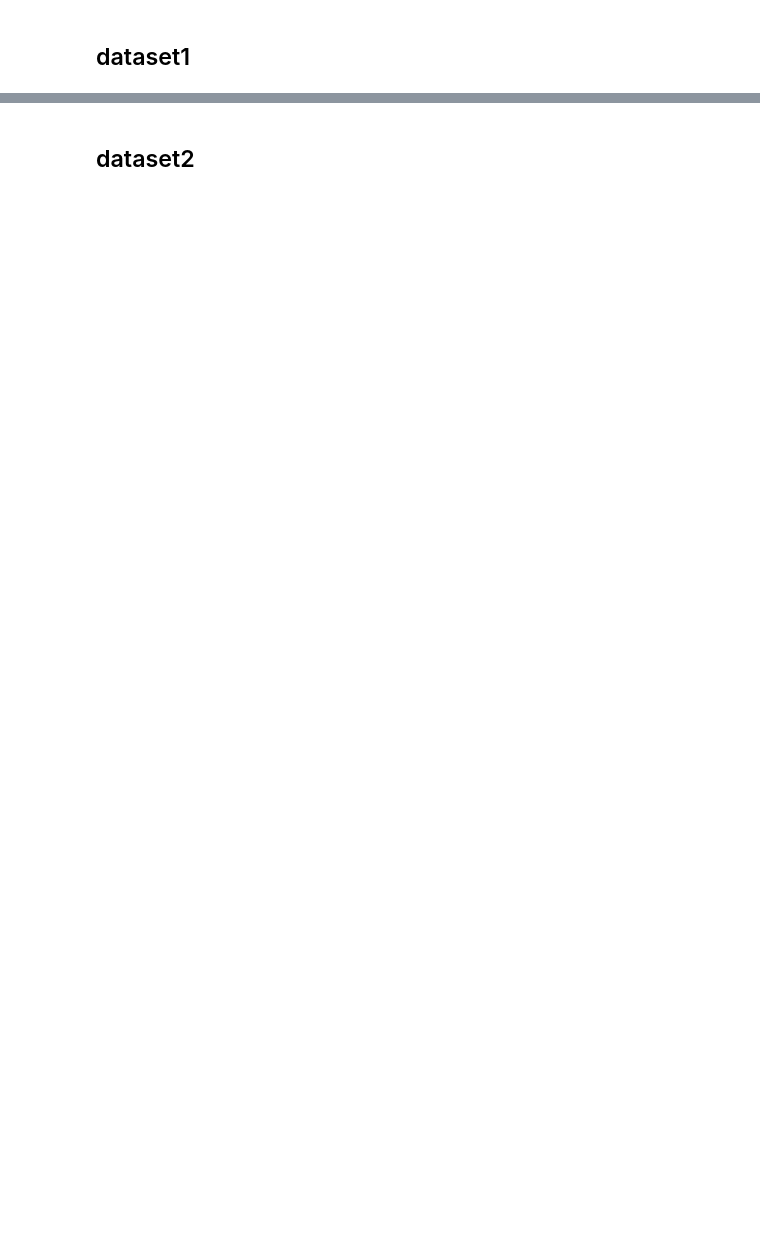
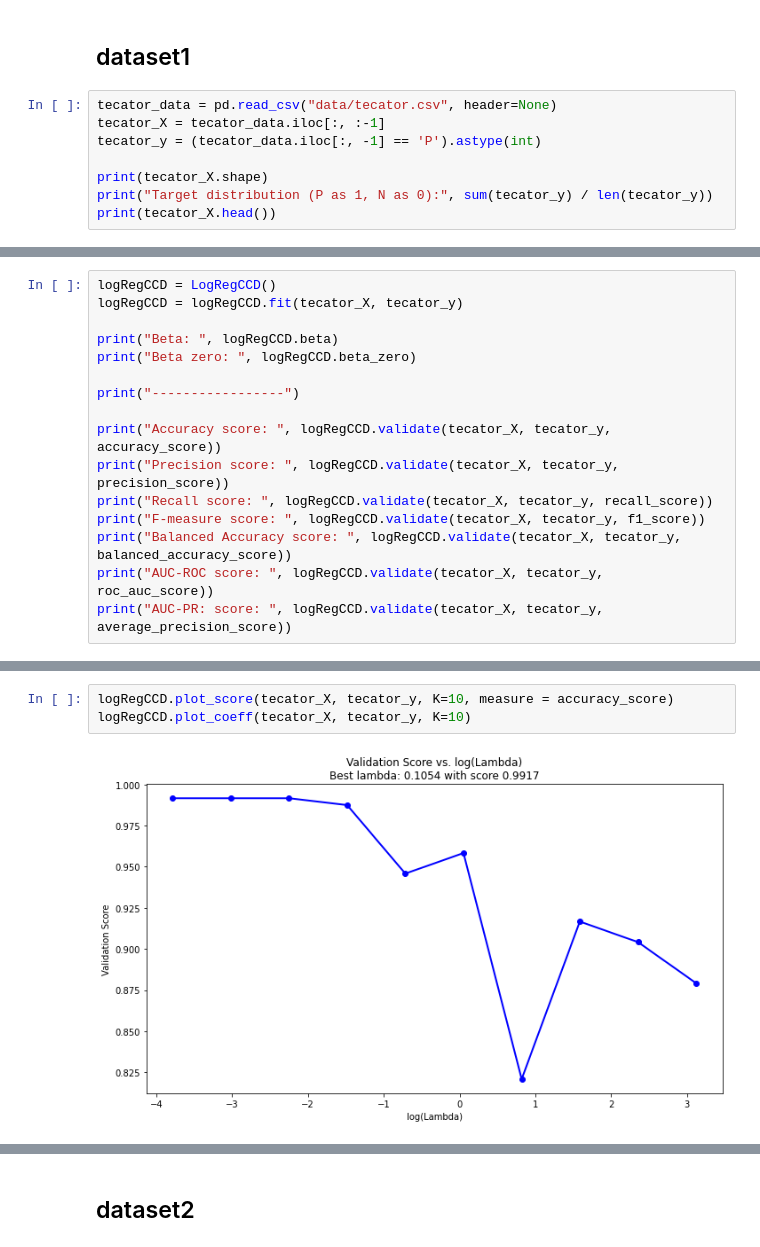
Before and after one commit to kwolny1/cyclic_coordinate_descent_algorithm, a Jupyter notebook: LogRegCCD_notebook.ipynb, the cells around one changed output, grey strips where cells are left out. Drawn from its saved outputs; the diff is of its cells as text; blank space fills up the shorter version.

```diff
--- a/LogRegCCD_notebook.ipynb
+++ b/LogRegCCD_notebook.ipynb
@@ -157,2 +202,10 @@ class LogRegCCD():
 # %% [markdown]
 ## dataset1
+# %%
+tecator_data = pd.read_csv("data/tecator.csv", header=None)
+tecator_X = tecator_data.iloc[:, :-1]
+tecator_y = (tecator_data.iloc[:, -1] == 'P').astype(int)
+
+print(tecator_X.shape)
+print("Target distribution (P as 1, N as 0):", sum(tecator_y) / len(tecator_y))
+print(tecator_X.head())
@@ -158,0 +230,16 @@ class LogRegCCD():
+# %%
+logRegCCD = LogRegCCD()
+logRegCCD = logRegCCD.fit(tecator_X, tecator_y)
+
+print("Beta: ", logRegCCD.beta)
+print("Beta zero: ", logRegCCD.beta_zero)
+
+print("-----------------")
+
+print("Accuracy score: ", logRegCCD.validate(tecator_X, tecator_y, accuracy_score))
+print("Precision score: ", logRegCCD.validate(tecator_X, tecator_y, precision_score))
+print("Recall score: ", logRegCCD.validate(tecator_X, tecator_y, recall_score))
+print("F-measure score: ", logRegCCD.validate(tecator_X, tecator_y, f1_score))
+print("Balanced Accuracy score: ", logRegCCD.validate(tecator_X, tecator_y, balanced_accuracy_score))
+print("AUC-ROC score: ", logRegCCD.validate(tecator_X, tecator_y, roc_auc_score))
+print("AUC-PR: score: ", logRegCCD.validate(tecator_X, tecator_y, average_precision_score))
@@ -158,0 +264,5 @@ class LogRegCCD():
+# %%
+logRegCCD.plot_score(tecator_X, tecator_y, K=10, measure = accuracy_score)
+logRegCCD.plot_coeff(tecator_X, tecator_y, K=10)
+# %% [output]
+[figure, added]
```
Also changed, not shown: parts of 17 cells of this notebook, 2 other files.
